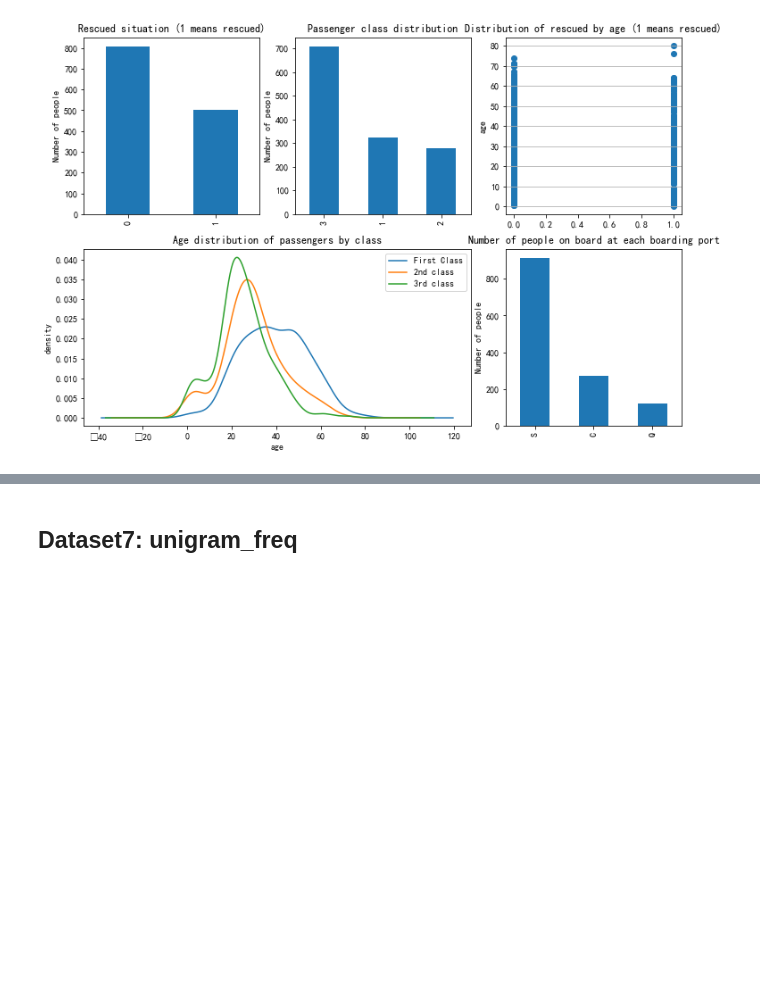
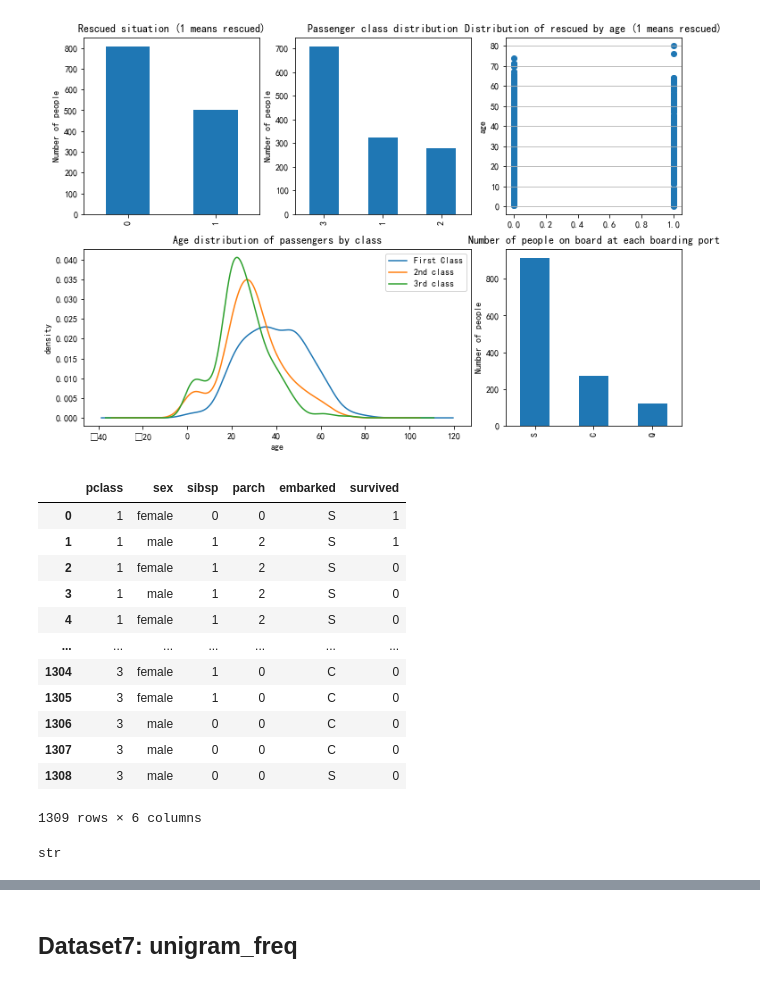
Before and after one commit to makeittrue/data-mining_learning_note, a Jupyter notebook: 数据挖掘课程作业/初步观察数据.ipynb, the cells around one changed output, grey strips where cells are left out. Drawn from its saved outputs; the diff is of its cells as text; code cells hidden in the pictures; blank space fills up the shorter version.

```diff
--- a/数据挖掘课程作业/初步观察数据.ipynb
+++ b/数据挖掘课程作业/初步观察数据.ipynb
@@ -902,3 +929,24 @@ plt.ylabel(u"Number of people")
 # %% [output]
 Text(0, 0.5, 'Number of people')
 [figure]
+# %%
+titanic_full_data = _titanic[['pclass','sex','sibsp','parch','embarked','survived']]
+titanic_full_data
+# %% [output]
+|  | pclass | sex | sibsp | parch | embarked | survived |
+| 0 | 1 | female | 0 | 0 | S | 1 |
+| 1 | 1 | male | 1 | 2 | S | 1 |
+| 2 | 1 | female | 1 | 2 | S | 0 |
+| 3 | 1 | male | 1 | 2 | S | 0 |
+| 4 | 1 | female | 1 | 2 | S | 0 |
+| ... | ... | ... | ... | ... | ... | ... |
+| 1304 | 3 | female | 1 | 0 | C | 0 |
+| 1305 | 3 | female | 1 | 0 | C | 0 |
+| 1306 | 3 | male | 0 | 0 | C | 0 |
+| 1307 | 3 | male | 0 | 0 | C | 0 |
+| 1308 | 3 | male | 0 | 0 | S | 0 |
+1309 rows × 6 columns
+# %%
+type(titanic_full_data['embarked'][0])
+# %% [output]
+str
```
Also changed, not shown: parts of 19 cells of this notebook.
